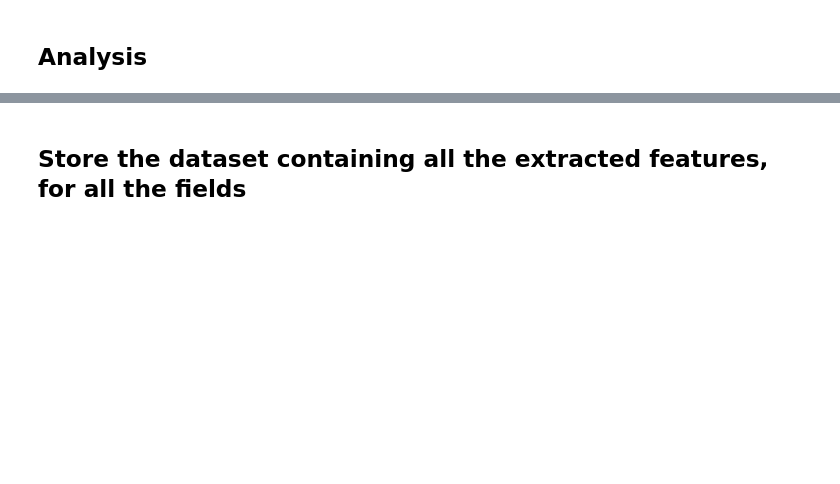
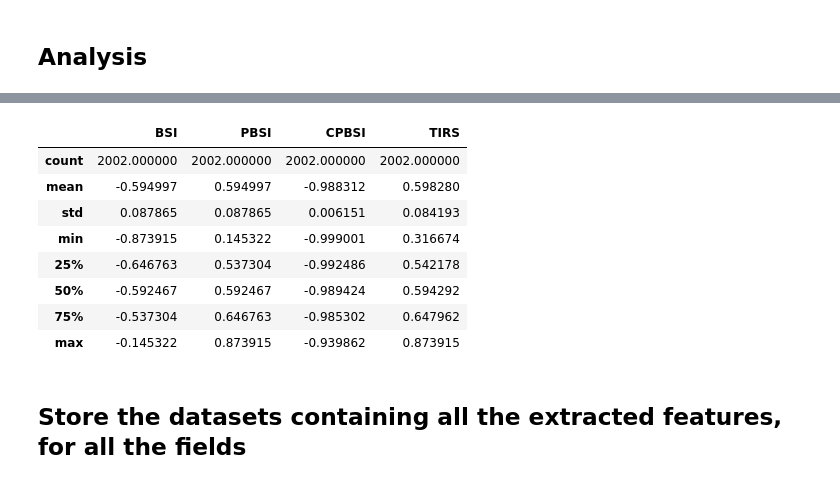
Before and after one commit to Amatofrancesco99/organic-fertilizers-detection, a Jupyter notebook: Notebooks/1-exloratory-analysis.ipynb, the cells around one changed output, grey strips where cells are left out. Drawn from its saved outputs; the diff is of its cells as text; code cells hidden in the pictures; blank space fills up the shorter version.

```diff
--- a/Notebooks/ 1-exloratory-analysis.ipynb
+++ b/Notebooks/1-exloratory-analysis.ipynb
@@ -153,3 +166,15 @@ fields_features_extracted_df.describe()
+# %%
+fields_s1_features_extracted_df.describe()
+# %% [output]
+|  | BSI | PBSI | CPBSI | TIRS |
+| count | 2002.000000 | 2002.000000 | 2002.000000 | 2002.000000 |
+| mean | -0.594997 | 0.594997 | -0.988312 | 0.598280 |
+| std | 0.087865 | 0.087865 | 0.006151 | 0.084193 |
+| min | -0.873915 | 0.145322 | -0.999001 | 0.316674 |
+| 25% | -0.646763 | 0.537304 | -0.992486 | 0.542178 |
+| 50% | -0.592467 | 0.592467 | -0.989424 | 0.594292 |
+| 75% | -0.537304 | 0.646763 | -0.985302 | 0.647962 |
+| max | -0.145322 | 0.873915 | -0.939862 | 0.873915 |
 # %% [markdown]
-## Store the dataset containing all the extracted features, for all the fields
+## Store the datasets containing all the extracted features, for all the fields
 # %%
```
Also changed, not shown: parts of 13 cells of this notebook, 9 other files.
